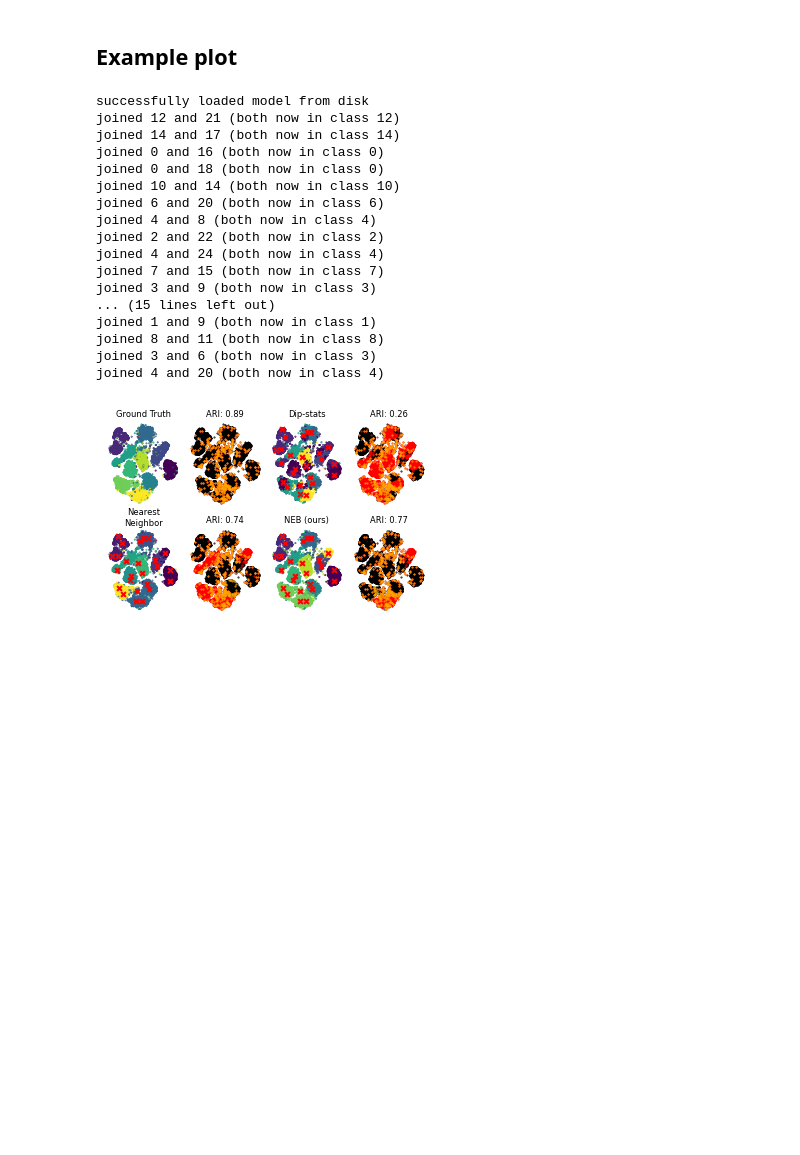
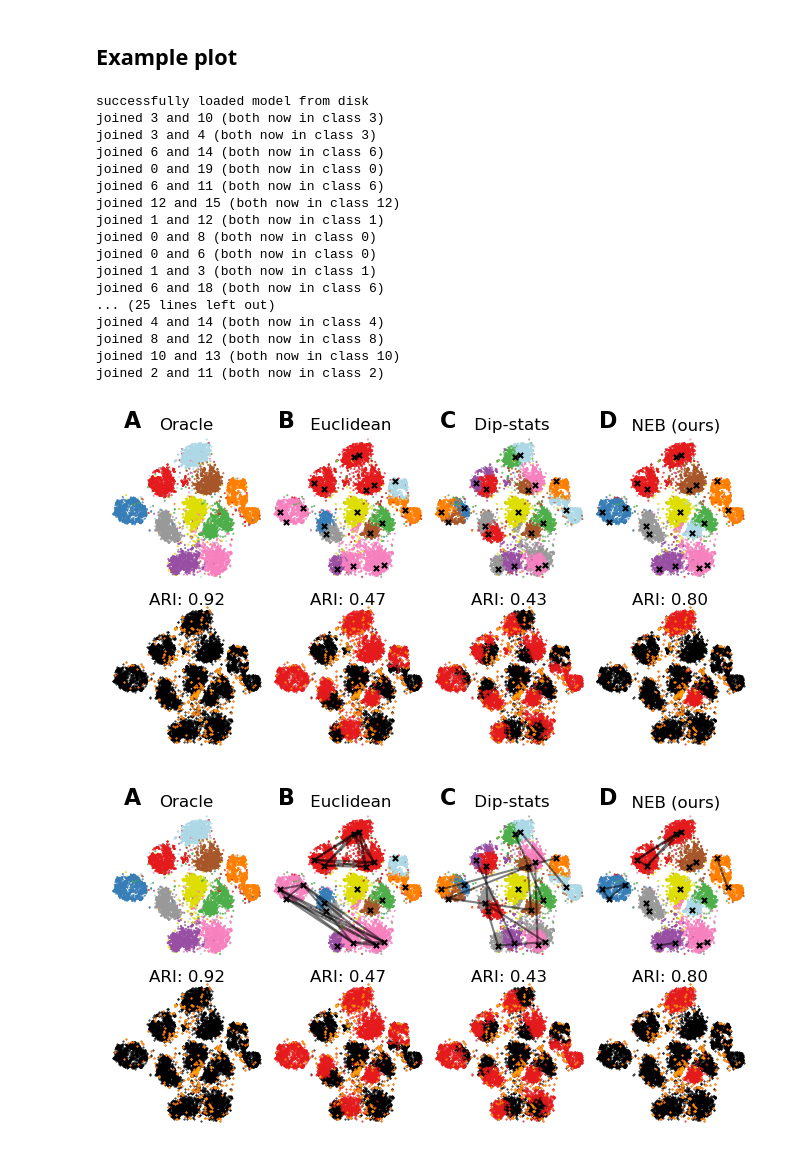
Before and after one commit to ecker-lab/tneb_clustering, a Jupyter notebook: notebooks/paper_figures/stability_plots_paper.ipynb, the cells around one changed output. Cells and saved outputs as stored; diff of their text form; code cells hidden in the pictures; blank space fills up the shorter version.

```diff
--- a/notebooks/paper_figures/stability_plots_paper.ipynb
+++ b/notebooks/paper_figures/stability_plots_paper.ipynb
@@ -177,6 +194,9 @@ Working with 5 clusters instead.
 # %%
-fig, axes = plot_comparison(ari_per_ds_bw, ari_per_ds_bw_overcl)
-# pre = '/srv/user/turishcheva/cluster_vs_continuum_jan_2025/cluster_vs_continuum/'
-# plt.savefig(f"{pre}figures/new_stability_with_blobs.pdf",
-#             bbox_inches='tight', pad_inches=0)
+fig, axes = plot_comparison(ari_per_dataset_seeds, ari_per_dataset_overclustering)
+plt.savefig(f"../../figures/stability_errorbars{gmm}_full.pdf",
+            bbox_inches='tight', pad_inches=0)
+
+fig, axes = plot_comparison(main_ari_per_dataset_seeds, main_ari_per_dataset_overclustering)
+plt.savefig(f"../../figures/stability_errorbars{gmm}2.pdf",
+            bbox_inches='tight', pad_inches=0)
 # %% [output]
@@ -187,7 +208,7 @@ fig, axes = plot_comparison(ari_per_ds_bw, ari_per_ds_bw_overcl)
 import corc.utils
 import os
 # %%
-def plot_mask(transformed_points, mask, best_mask, ax, s_size, title=""):
+def plot_mask(transformed_points, mask, best_mask, ax, s_size, title="", fontsize=12):
     ax.scatter(
         transformed_points[mask, 0],
         transformed_points[mask, 1],
@@ -198,16 +219,18 @@ def plot_mask(transformed_points, mask, best_mask, ax, s_size, title=""):
     ax.scatter(
         transformed_points[~mask, 0],
         transformed_points[~mask, 1],
-        c="red",
+        c="#e41a1c", # red
         s=s_size,
         label="Misclassified",
     )
     ax.scatter(
         transformed_points[~best_mask, 0],
         transformed_points[~best_mask, 1],
-        c="orange",
+        c="orange", # orange
         s=s_size,
         label="always Misclassified",
     )
-    ax.set_title(title, fontsize=6 , pad=3)
+    ax.annotate(title, xy=(0.5, .97), xycoords='axes fraction', ha='center', fontsize=fontsize)
+    # ax.title.set_y(1.3)
+    # ax.set_title(title, fontsize=fontsize)
 # %%
@@ -361,52 +419,61 @@ def get_dip_stat_predictions(tmm_model, X, y):
     return corc.utils.reorder_colors(y_dip, y)
 # %%
 n_components = 25
-dataset_name = 'mnist8'
-cache_path = '/srv/user/turishcheva/cluster_vs_continuum_jan_2025/cluster_vs_continuum/cache/'
+dataset_name = 'mnist16'
+# cache_path = '/srv/user/turishcheva/cluster_vs_continuum_jan_2025/cluster_vs_continuum/cache/'
 seed = 42
 
 X, y, transformed_points = corc.utils.load_dataset(
     dataset_name=dataset_name, cache_path=cache_path
 )
 
 # load tmm model
-alg_filename = f"{cache_path}stability/seeds_{dataset_name}_{n_components}.pkl"
+# alg_filename = f"{cache_path}stability/seeds_{dataset_name}_{n_components}.pkl"
+alg_filename = f"{cache_path}/{dataset_name}_TMM-NEB.pickle"
 if not os.path.exists(alg_filename):
     print(f"File {alg_filename} not found. training a new model.")
     # return -1
     tmm_model = corc.graph_metrics.neb.NEB(
         data=X, labels=y, n_components=n_components, optimization_iterations=500, seed=seed,
     )
     tmm_model.fit(X)
     with open(alg_filename, "wb") as f:
         pickle.dump(tmm_model, f)
 else:
     with open(alg_filename, "rb") as f:
-        tmm_models = pickle.load(f)
-        print("successfully loaded model from disk")
+        tmm_model = pickle.load(f)
+    print("successfully loaded model from disk")
+    # n_components = len(tmm_model.mixture_model.weights)
 
-tmm_model = tmm_models[0]
+# tmm_model = tmm_models[0]
 figure = create_plot_claude(
     X=X, transformed_points=transformed_points, y=y, tmm_model=tmm_model, seed=seed, n_components=n_components
 )
-# plt.savefig(f"{pre}figures/claude_neb_join_strategies_{dataset_name}_seed_{seed}_n_components_{n_components}.pdf",
-#             bbox_inches='tight', pad_inches=0)
+plt.savefig(f"../../figures/join_strategies_{dataset_name}_{n_components}.png",
+            bbox_inches='tight', pad_inches=0, dpi=600)
+
+figure = create_plot_claude(
+    X=X, transformed_points=transformed_points, y=y, tmm_model=tmm_model, seed=seed, n_components=n_components, edges=True
+)
+plt.savefig(f"../../figures/join_strategies_{dataset_name}_{n_components}_edges.png",
+            bbox_inches='tight', pad_inches=0, dpi=600)
 # %% [output]
 successfully loaded model from disk
-joined 12 and 21 (both now in class 12)
-joined 14 and 17 (both now in class 14)
-joined 0 and 16 (both now in class 0)
-joined 0 and 18 (both now in class 0)
-joined 10 and 14 (both now in class 10)
-joined 6 and 20 (both now in class 6)
-joined 4 and 8 (both now in class 4)
-joined 2 and 22 (both now in class 2)
-joined 4 and 24 (both now in class 4)
-joined 7 and 15 (both now in class 7)
-joined 3 and 9 (both now in class 3)
-... (15 lines left out)
-joined 1 and 9 (both now in class 1)
-joined 8 and 11 (both now in class 8)
-joined 3 and 6 (both now in class 3)
-joined 4 and 20 (both now in class 4)
+joined 3 and 10 (both now in class 3)
+joined 3 and 4 (both now in class 3)
+joined 6 and 14 (both now in class 6)
+joined 0 and 19 (both now in class 0)
+joined 6 and 11 (both now in class 6)
+joined 12 and 15 (both now in class 12)
+joined 1 and 12 (both now in class 1)
+joined 0 and 8 (both now in class 0)
+joined 0 and 6 (both now in class 0)
+joined 1 and 3 (both now in class 1)
+joined 6 and 18 (both now in class 6)
+... (25 lines left out)
+joined 4 and 14 (both now in class 4)
+joined 8 and 12 (both now in class 8)
+joined 10 and 13 (both now in class 10)
+joined 2 and 11 (both now in class 2)
-[figure, old version]
+[figure, new version]
+[figure, added]
```
Also changed, not shown: parts of 15 cells of this notebook, 24 other files.
